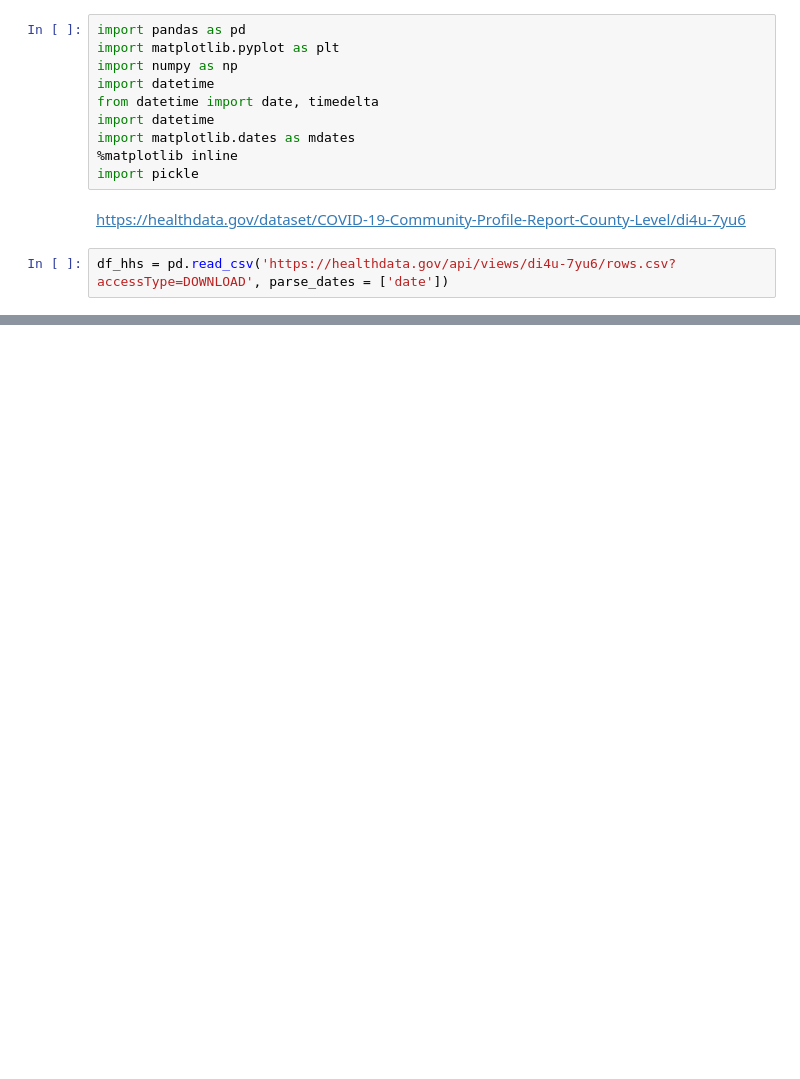
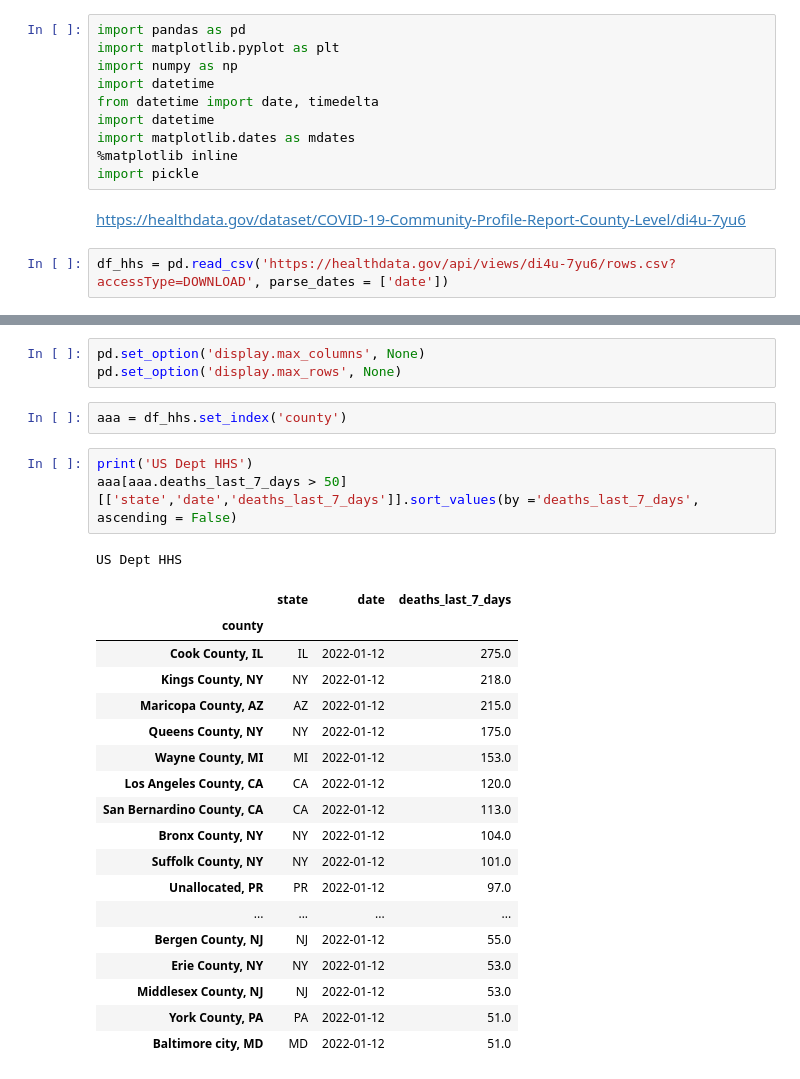
Before and after one commit to ldhagen/HHS_COVID_Notebook, a Jupyter notebook: HHS COVID-19 Community Profile Report - County-Level.ipynb, the cells around one changed output, grey strips where cells are left out. Drawn from its saved outputs; the diff is of its cells as text; blank space fills up the shorter version.

```diff
--- a/HHS COVID-19 Community Profile Report - County-Level.ipynb
+++ b/HHS COVID-19 Community Profile Report - County-Level.ipynb
@@ -52,0 +45,28 @@ df_hhs[df_hhs.deaths_last_7_days > 100]
+# %%
+pd.set_option('display.max_columns', None)
+pd.set_option('display.max_rows', None)
+# %%
+aaa = df_hhs.set_index('county')
+# %%
+print('US Dept HHS')
+aaa[aaa.deaths_last_7_days > 50][['state','date','deaths_last_7_days']].sort_values(by ='deaths_last_7_days', ascending = False)
+# %% [output]
+US Dept HHS
+|  | state | date | deaths_last_7_days |
+| county |  |  |  |
+| Cook County, IL | IL | 2022-01-12 | 275.0 |
+| Kings County, NY | NY | 2022-01-12 | 218.0 |
+| Maricopa County, AZ | AZ | 2022-01-12 | 215.0 |
+| Queens County, NY | NY | 2022-01-12 | 175.0 |
+| Wayne County, MI | MI | 2022-01-12 | 153.0 |
+| Los Angeles County, CA | CA | 2022-01-12 | 120.0 |
+| San Bernardino County, CA | CA | 2022-01-12 | 113.0 |
+| Bronx County, NY | NY | 2022-01-12 | 104.0 |
+| Suffolk County, NY | NY | 2022-01-12 | 101.0 |
+| Unallocated, PR | PR | 2022-01-12 | 97.0 |
+| ... | ... | ... | ... |
+| Bergen County, NJ | NJ | 2022-01-12 | 55.0 |
+| Erie County, NY | NY | 2022-01-12 | 53.0 |
+| Middlesex County, NJ | NJ | 2022-01-12 | 53.0 |
+| York County, PA | PA | 2022-01-12 | 51.0 |
+| Baltimore city, MD | MD | 2022-01-12 | 51.0 |
```
Also changed, not shown: parts of 6 cells of this notebook, 4 other files.
